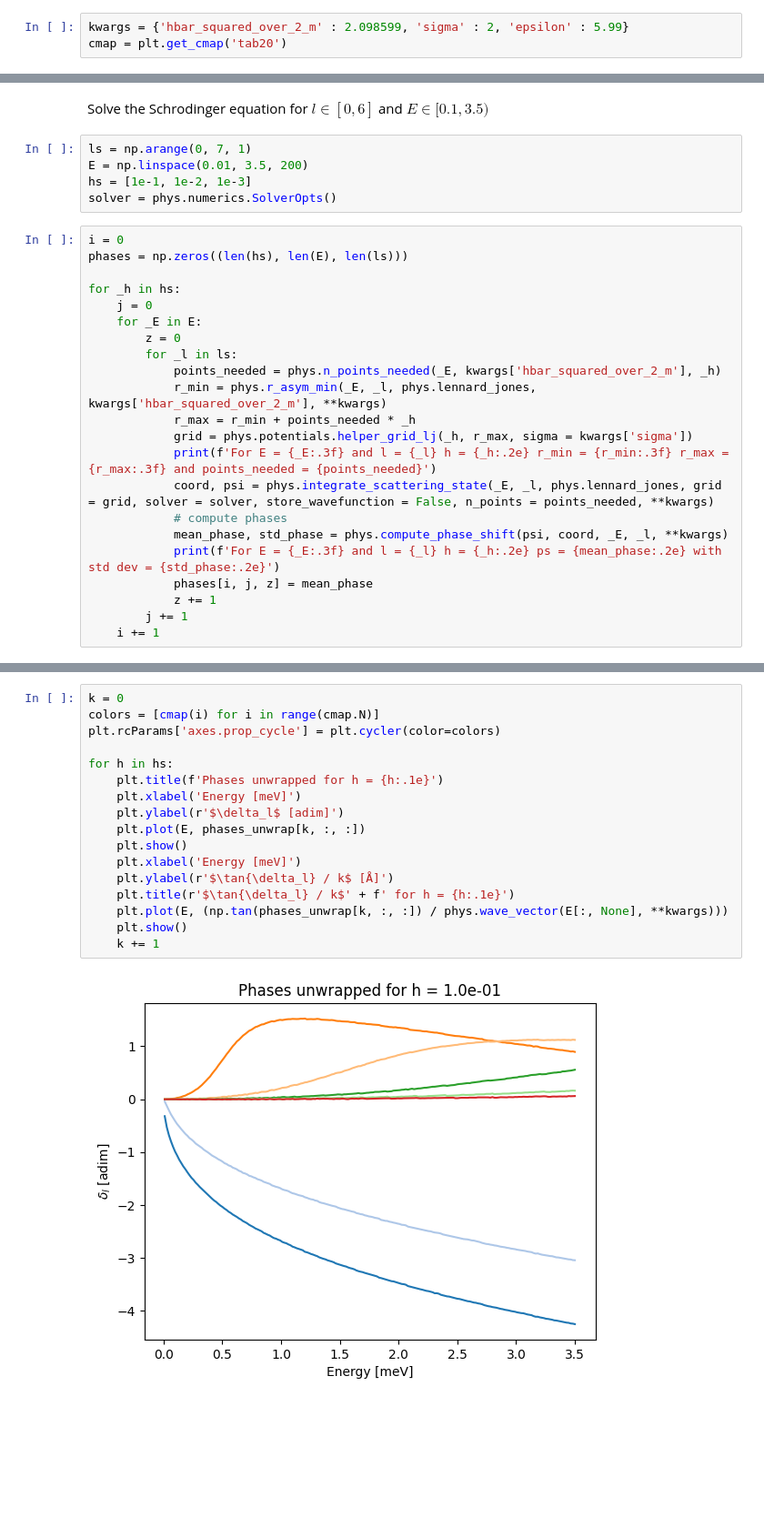
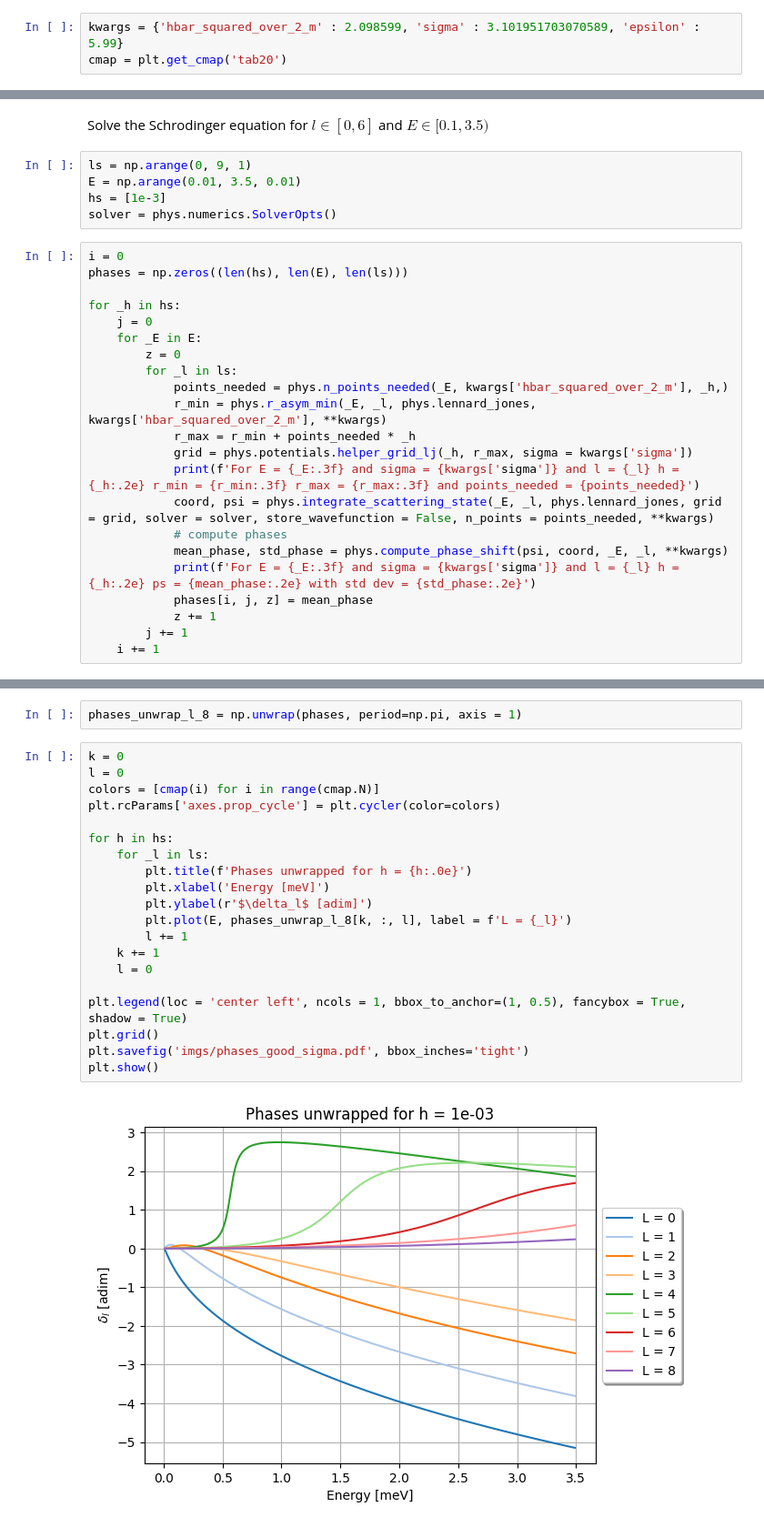
Before and after one commit to ihategoto/physipy, a Jupyter notebook: physipy/notebooks/phase_shifts_scattering.ipynb, the cells around one changed output, grey strips where cells are left out. Shown at 91% size. Drawn from its saved outputs; the diff is of its cells as text; blank space fills up the shorter version.

Commit message:
Phase shift notebook

```diff
--- a/physipy/notebooks/phase_shifts_scattering.ipynb
+++ b/physipy/notebooks/phase_shifts_scattering.ipynb
@@ -24,7 +24,7 @@ print(f"ℏ²/2µ = {hbar2_over_2mu_meV_A2:.6f} meV·Å²")
 # %% [markdown]
 We start by setting arbitrarly the parameters $$\epsilon = 5.99 \text{ meV}$$ and $$\sigma = 2.00 Å$$
 # %%
-kwargs = {'hbar_squared_over_2_m' : 2.098599, 'sigma' : 2, 'epsilon' : 5.99}
+kwargs = {'hbar_squared_over_2_m' : 2.098599, 'sigma' : 3.101951703070589, 'epsilon' : 5.99}
 cmap = plt.get_cmap('tab20')
 # %%
 # print the effective potential for different angular momenta
@@ -74,9 +75,9 @@ plt.show()
 # %% [markdown]
 Solve the Schrodinger equation for $l \in [0, 6]$ and $E \in [0.1, 3.5)$
 # %%
-ls = np.arange(0, 7, 1)
-E = np.linspace(0.01, 3.5, 200)
-hs = [1e-1, 1e-2, 1e-3]
+ls = np.arange(0, 9, 1)
+E = np.arange(0.01, 3.5, 0.01)
+hs = [1e-3]
 solver = phys.numerics.SolverOpts()
 # %%
 i = 0
@@ -87,15 +88,15 @@ for _h in hs:
     for _E in E:
         z = 0
         for _l in ls:
-            points_needed = phys.n_points_needed(_E, kwargs['hbar_squared_over_2_m'], _h)
+            points_needed = phys.n_points_needed(_E, kwargs['hbar_squared_over_2_m'], _h,)
             r_min = phys.r_asym_min(_E, _l, phys.lennard_jones, kwargs['hbar_squared_over_2_m'], **kwargs)
             r_max = r_min + points_needed * _h
             grid = phys.potentials.helper_grid_lj(_h, r_max, sigma = kwargs['sigma'])
-            print(f'For E = {_E:.3f} and l = {_l} h = {_h:.2e} r_min = {r_min:.3f} r_max = {r_max:.3f} and points_needed = {points_needed}')
+            print(f'For E = {_E:.3f} and sigma = {kwargs['sigma']} and l = {_l} h = {_h:.2e} r_min = {r_min:.3f} r_max = {r_max:.3f} and points_needed = {points_needed}')
             coord, psi = phys.integrate_scattering_state(_E, _l, phys.lennard_jones, grid = grid, solver = solver, store_wavefunction = False, n_points = points_needed, **kwargs)
             # compute phases
             mean_phase, std_phase = phys.compute_phase_shift(psi, coord, _E, _l, **kwargs)
-            print(f'For E = {_E:.3f} and l = {_l} h = {_h:.2e} ps = {mean_phase:.2e} with std dev = {std_phase:.2e}')
+            print(f'For E = {_E:.3f} and sigma = {kwargs['sigma']} and l = {_l} h = {_h:.2e} ps = {mean_phase:.2e} with std dev = {std_phase:.2e}')
             phases[i, j, z] = mean_phase
             z += 1
         j += 1
@@ -127,19 +122,24 @@ phases_unwrap.shape
+# %%
+phases_unwrap_l_8 = np.unwrap(phases, period=np.pi, axis = 1)
 # %%
 k = 0
+l = 0
 colors = [cmap(i) for i in range(cmap.N)]
 plt.rcParams['axes.prop_cycle'] = plt.cycler(color=colors)
 
 for h in hs:
-    plt.title(f'Phases unwrapped for h = {h:.1e}')
-    plt.xlabel('Energy [meV]')
-    plt.ylabel(r'$\delta_l$ [adim]')
-    plt.plot(E, phases_unwrap[k, :, :])
-    plt.show()
-    plt.xlabel('Energy [meV]')
-    plt.ylabel(r'$\tan{\delta_l} / k$ [Å]')
-    plt.title(r'$\tan{\delta_l} / k$' + f' for h = {h:.1e}')
-    plt.plot(E, (np.tan(phases_unwrap[k, :, :]) / phys.wave_vector(E[:, None], **kwargs)))
-    plt.show()
+    for _l in ls:
+        plt.title(f'Phases unwrapped for h = {h:.0e}')
+        plt.xlabel('Energy [meV]')
+        plt.ylabel(r'$\delta_l$ [adim]')
+        plt.plot(E, phases_unwrap_l_8[k, :, l], label = f'L = {_l}')
+        l += 1
     k += 1
+    l = 0
+
+plt.legend(loc = 'center left', ncols = 1, bbox_to_anchor=(1, 0.5), fancybox = True, shadow = True)
+plt.grid()
+plt.savefig('imgs/phases_good_sigma.pdf', bbox_inches='tight')
+plt.show()
 # %% [output]
-[figure, old version]
+[figure, new version]
```
Also changed, not shown: parts of 29 cells of this notebook.
